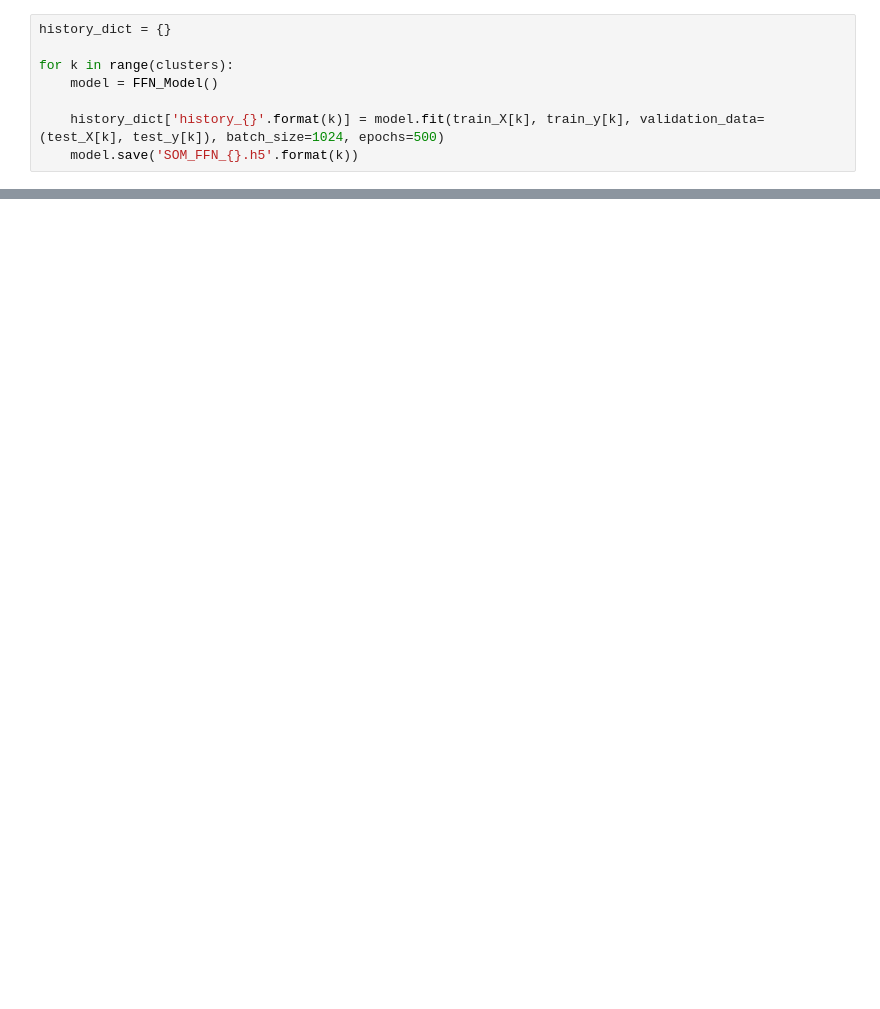
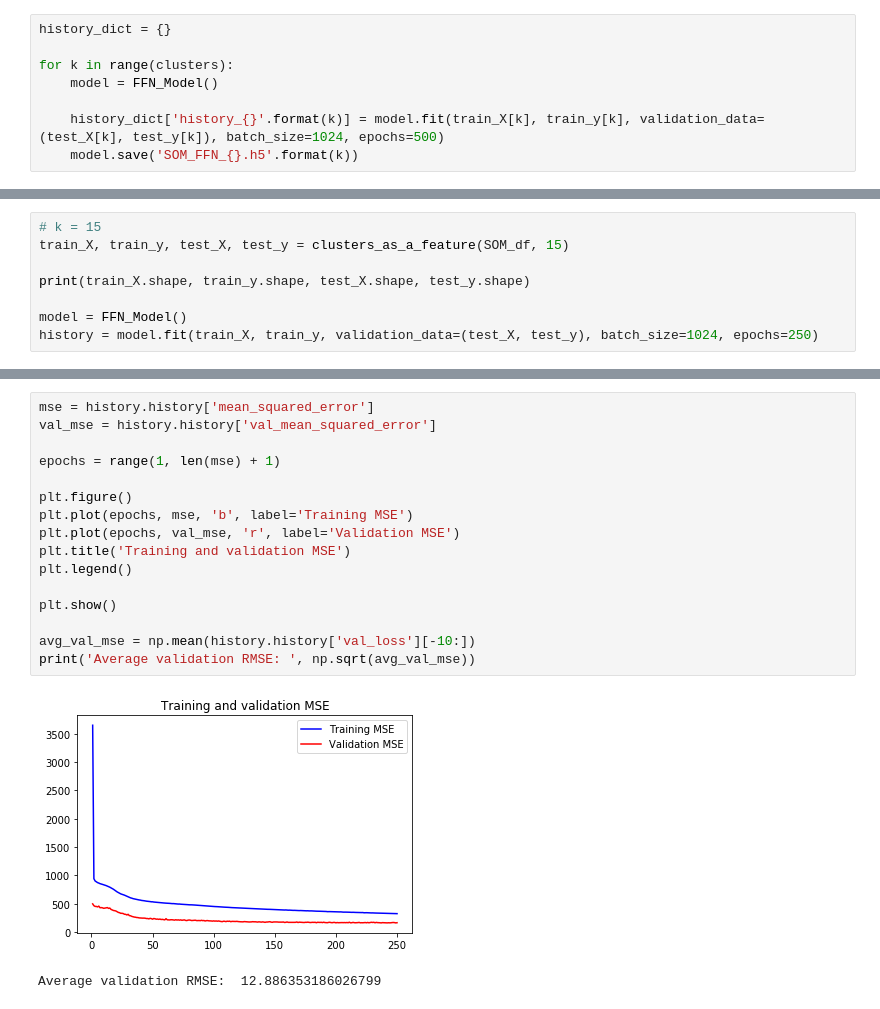
Before and after one commit to manksh/ocean-co2-absorption, a Jupyter notebook: notebooks/FFN Baseline.ipynb, the cells around one changed output, grey strips where cells are left out. Saved outputs shown, nothing was run; the diff lists cells and outputs as text; blank space fills up the shorter version.

```diff
--- a/notebooks/FFN Baseline.ipynb
+++ b/notebooks/FFN Baseline.ipynb
@@ -241,0 +319,8 @@ for k in range(clusters):
+# %%
+# k = 15
+train_X, train_y, test_X, test_y = clusters_as_a_feature(SOM_df, 15)
+
+print(train_X.shape, train_y.shape, test_X.shape, test_y.shape)
+
+model = FFN_Model()
+history = model.fit(train_X, train_y, validation_data=(test_X, test_y), batch_size=1024, epochs=250)
@@ -241,0 +345,19 @@ for k in range(clusters):
+# %%
+mse = history.history['mean_squared_error']
+val_mse = history.history['val_mean_squared_error']
+
+epochs = range(1, len(mse) + 1)
+
+plt.figure()
+plt.plot(epochs, mse, 'b', label='Training MSE')
+plt.plot(epochs, val_mse, 'r', label='Validation MSE')
+plt.title('Training and validation MSE')
+plt.legend()
+
+plt.show()
+
+avg_val_mse = np.mean(history.history['val_loss'][-10:])
+print('Average validation RMSE: ', np.sqrt(avg_val_mse))
+# %% [output]
+[figure, added]
+Average validation RMSE:  12.886353186026799
```
Also changed, not shown: parts of 16 cells of this notebook.
